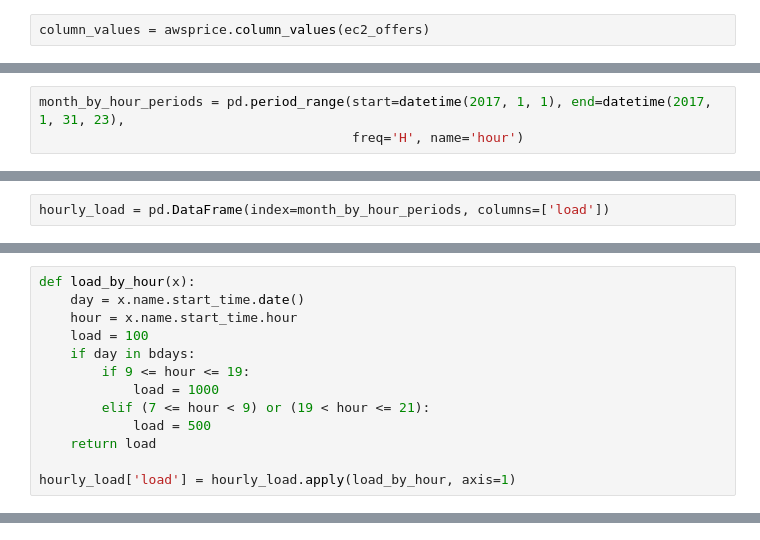
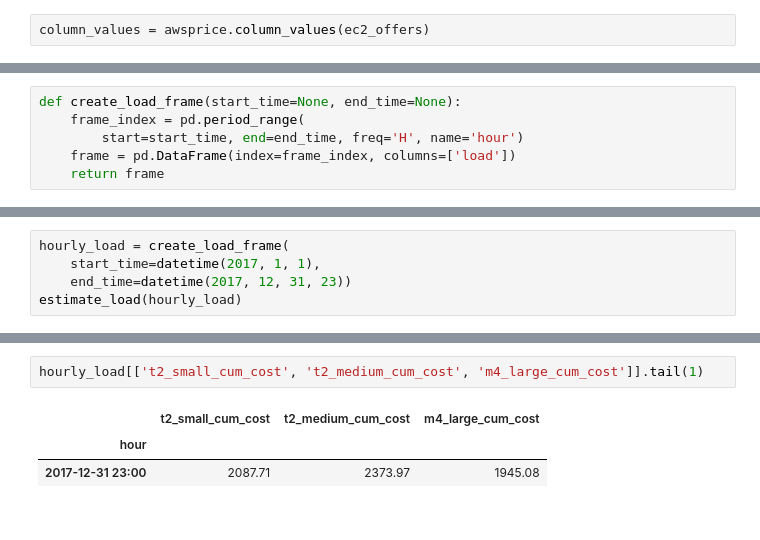
Before and after one commit to ashapochka/budge, a Jupyter notebook: budget1.ipynb, the cells around one changed output, grey strips where cells are left out. Saved outputs shown, nothing was run; the diff lists cells and outputs as text.

Commit message:
added bokeh based charting; prototyped ec2 cumulative cost comparison in notebook

```diff
--- a/budget1.ipynb
+++ b/budget1.ipynb
@@ -27,0 +16,6 @@ DatetimeIndex(['2017-01-01 00:00:00', '2017-01-01 01:00:00',
+# %%
+def create_load_frame(start_time=None, end_time=None):
+    frame_index = pd.period_range(
+        start=start_time, end=end_time, freq='H', name='hour')
+    frame = pd.DataFrame(index=frame_index, columns=['load'])
+    return frame
@@ -28,3 +51,5 @@ DatetimeIndex(['2017-01-01 00:00:00', '2017-01-01 01:00:00',
 # %%
-month_by_hour_periods = pd.period_range(start=datetime(2017, 1, 1), end=datetime(2017, 1, 31, 23),
-                                        freq='H', name='hour')
+hourly_load = create_load_frame(
+    start_time=datetime(2017, 1, 1),
+    end_time=datetime(2017, 12, 31, 23))
+estimate_load(hourly_load)
@@ -44,2 +55,0 @@ PeriodIndex(['2017-01-01 00:00', '2017-01-01 01:00', '2017-01-01 02:00',
-# %%
-hourly_load = pd.DataFrame(index=month_by_hour_periods, columns=['load'])
@@ -58,13 +55,0 @@ DatetimeIndex(['2017-01-03', '2017-01-04', '2017-01-05', '2017-01-06',
-# %%
-def load_by_hour(x):
-    day = x.name.start_time.date()
-    hour = x.name.start_time.hour
-    load = 100
-    if day in bdays:
-        if 9 <= hour <= 19:
-            load = 1000
-        elif (7 <= hour < 9) or (19 < hour <= 21):
-            load = 500
-    return load
-
-hourly_load['load'] = hourly_load.apply(load_by_hour, axis=1)
@@ -92,0 +73,6 @@ hourly_load
+# %%
+hourly_load[['t2_small_cum_cost', 't2_medium_cum_cost', 'm4_large_cum_cost']].tail(1)
+# %% [output]
+|  | t2_small_cum_cost | t2_medium_cum_cost | m4_large_cum_cost |
+| hour |  |  |  |
+| 2017-12-31 23:00 | 2087.71 | 2373.97 | 1945.08 |
```
Also changed, not shown: parts of 11 cells of this notebook, 1 other file.
